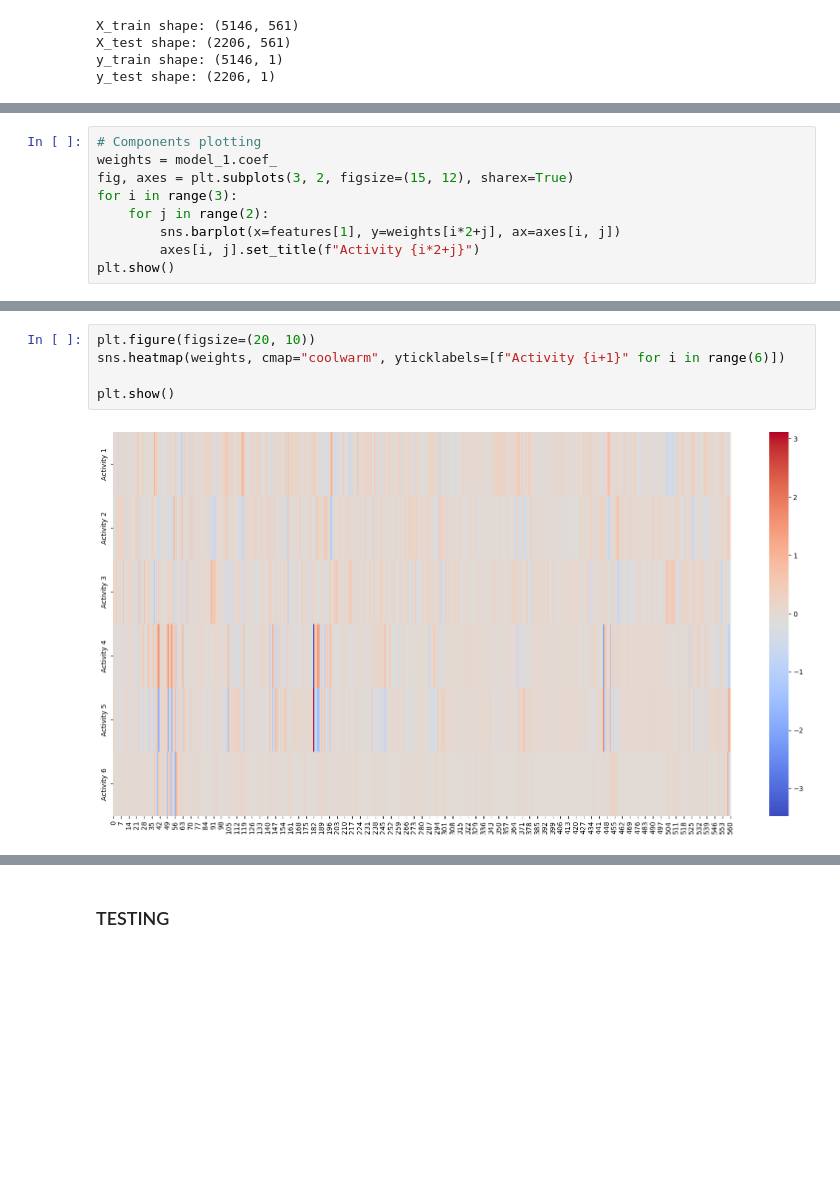
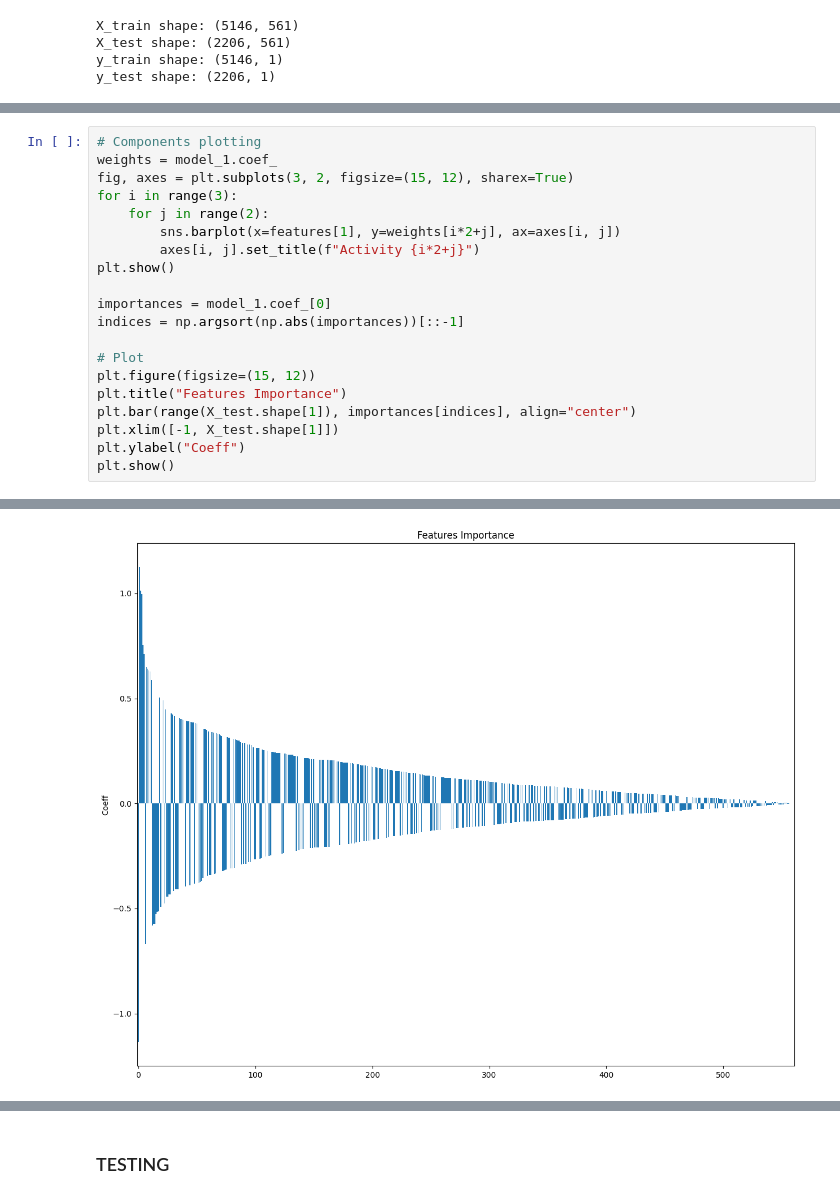
Before and after one commit to benzebra/HAR, a Jupyter notebook: CL/script-cl-sklearn.ipynb, the cells around one changed output, grey strips where cells are left out. Drawn from its saved outputs; the diff is of its cells as text; blank space fills up the shorter version.

Commit message:
plots + LogisticRegression

```diff
--- a/CL/script-cl-sklearn.ipynb
+++ b/CL/script-cl-sklearn.ipynb
@@ -72,18 +73,23 @@ print(accuracy_score(y_test, y_pred))
 # %%
 # Components plotting
 weights = model_1.coef_
 fig, axes = plt.subplots(3, 2, figsize=(15, 12), sharex=True)
 for i in range(3):
     for j in range(2):
         sns.barplot(x=features[1], y=weights[i*2+j], ax=axes[i, j])
         axes[i, j].set_title(f"Activity {i*2+j}")
 plt.show()
+
+importances = model_1.coef_[0]
+indices = np.argsort(np.abs(importances))[::-1]
+
+# Plot
+plt.figure(figsize=(15, 12))
+plt.title("Features Importance")
+plt.bar(range(X_test.shape[1]), importances[indices], align="center")
+plt.xlim([-1, X_test.shape[1]])
+plt.ylabel("Coeff")
+plt.show()
 # %% [output]
 [figure]
+[figure, added]
-# %%
-plt.figure(figsize=(20, 10))
-sns.heatmap(weights, cmap="coolwarm", yticklabels=[f"Activity {i+1}" for i in range(6)])
-
-plt.show()
-# %% [output]
-[figure, removed]
```
Also changed, not shown: parts of 18 cells of this notebook.
